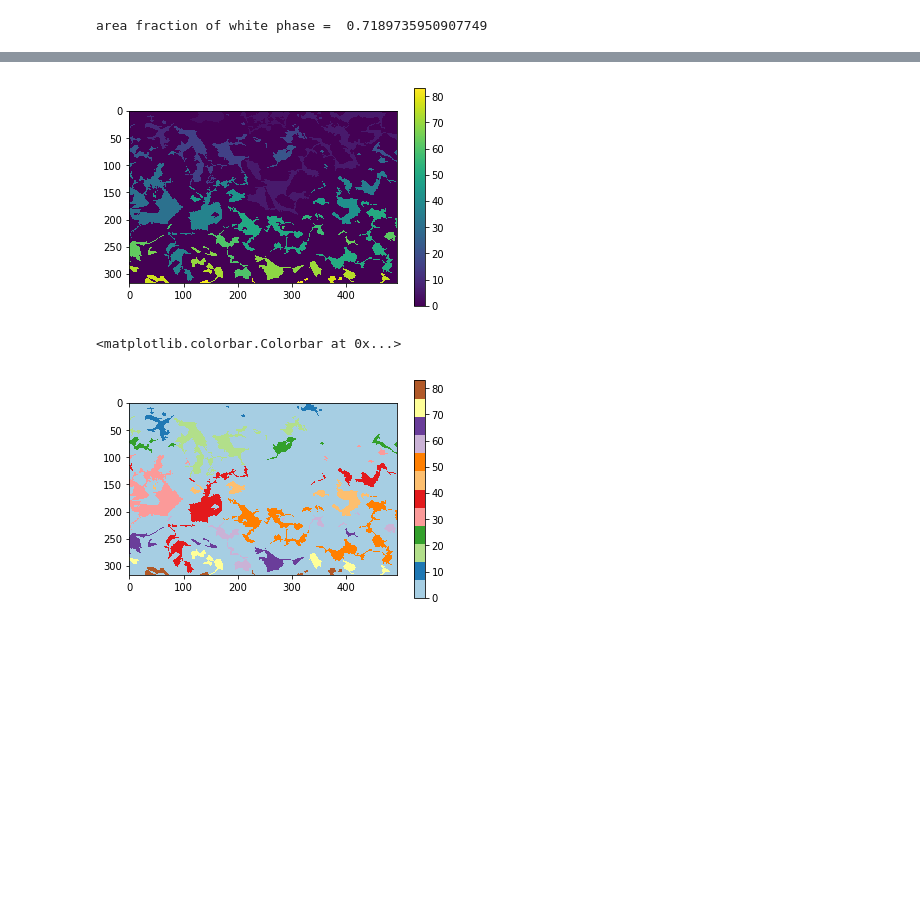
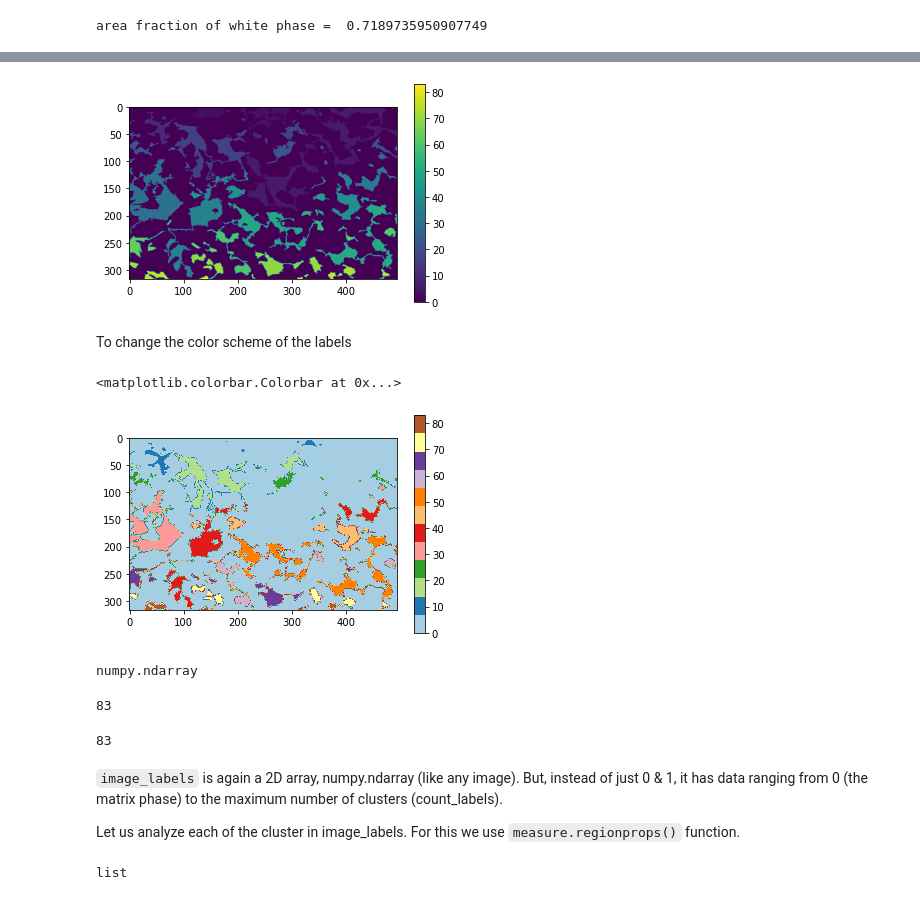
Before and after one commit to sumeet92k/Microstructure-Image-Processing, a Jupyter notebook: 01_image_reading_saving.ipynb, the cells around one changed output, grey strips where cells are left out. Saved outputs shown, nothing was run; the diff lists cells and outputs as text; code cells hidden in the pictures; blank space fills up the shorter version.

```diff
--- a/01_image_reading_saving.ipynb
+++ b/01_image_reading_saving.ipynb
@@ -180,19 +244,29 @@ image_labels, count_labels = measure.label(~binary_rm_2, background=0, return_nu
 plt.imshow(image_labels)
 plt.colorbar()
 plt.show()
-
-properties = measure.regionprops(image_labels)
-areas = [prop.area for prop in properties]
-perimeters = [prop.perimeter for prop in properties]
 # %% [output]
-[figure, old version]
+[figure, new version]
+# %% [markdown]
+To change the color scheme of the labels
 # %%
 image_labels_thresholded = np.copy(image_labels)
-# image_labels_thresholded[image_labels == 0.0] = np.nan
-cmap_c=plt.get_cmap('Paired')
-cmap_c.set_bad(color='black')
+cmap_c=plt.get_cmap('Paired') # designing our custom color map based on 'Paired' colormap
 plt.imshow(image_labels_thresholded, cmap=cmap_c)
 plt.colorbar()
 # %% [output]
 <matplotlib.colorbar.Colorbar at 0x...>
-[figure, old version]
+[figure, new version]
+# %%
+type(image_labels)
+# %% [output]
+numpy.ndarray
+# %%
+display(np.max(image_labels))
+display(count_labels)
+# %% [output]
+83
+83
+# %% [markdown]
+`image_labels` is again a 2D array, numpy.ndarray (like any image). But, instead of just 0 & 1, it has data ranging from 0 (the matrix phase) to the maximum number of clusters (count_labels).
+
+Let us analyze each of the cluster in image_labels. For this we use `measure.regionprops()` function.
@@ -198,0 +275,4 @@ plt.colorbar()
+# %%
+type(properties)
+# %% [output]
+list
```
Also changed, not shown: parts of 49 cells of this notebook, 2 other files.
